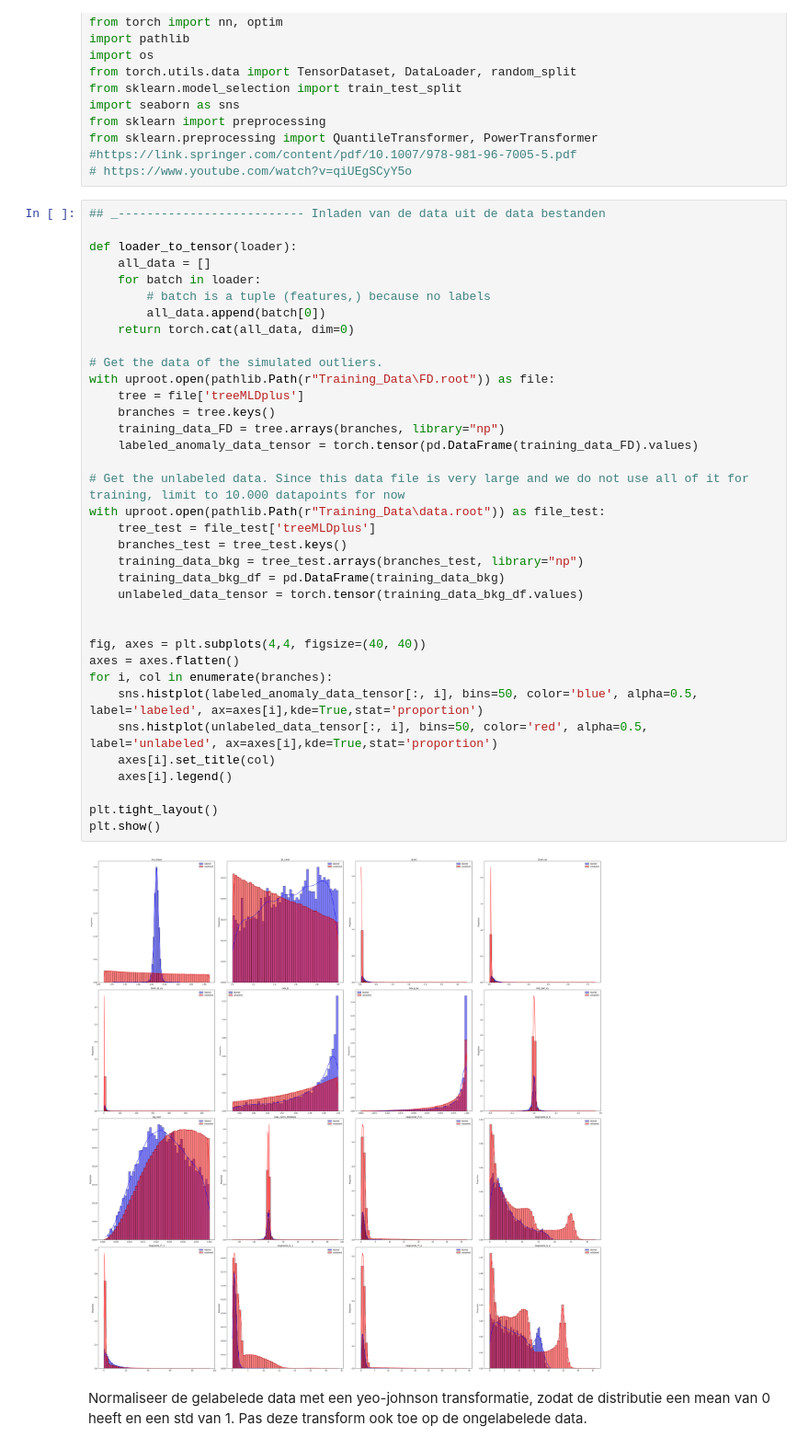
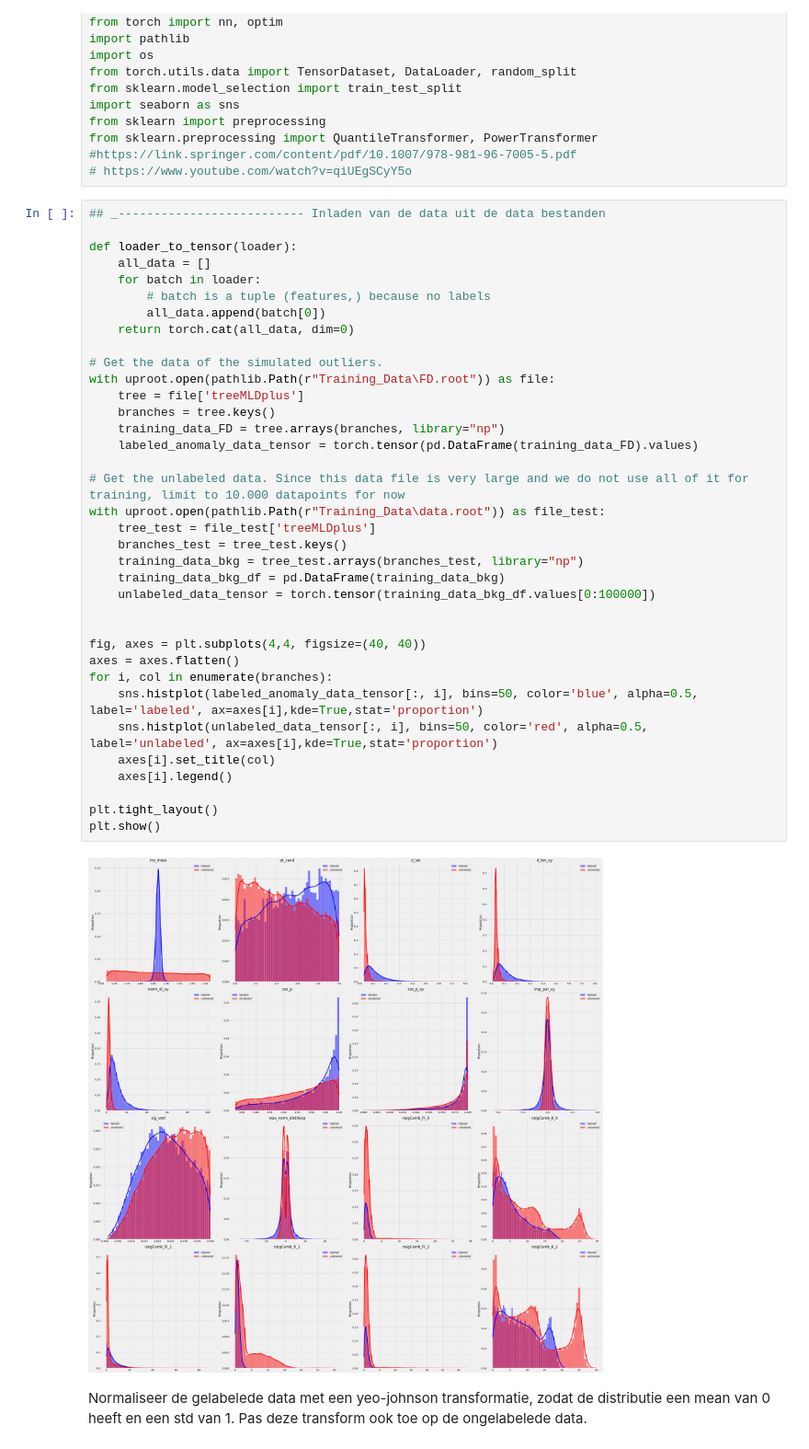
Before and after one commit to SanderGeurts/ML_2025_2026_Jesper_Anna_Sander, a Jupyter notebook: Autoencoders_hyperparam_opt.ipynb, the cells around one changed output. Shown at 92% size. Cells and saved outputs as stored; diff of their text form.

```diff
--- a/Autoencoders_hyperparam_opt.ipynb
+++ b/Autoencoders_hyperparam_opt.ipynb
@@ -25,35 +25,35 @@ def loader_to_tensor(loader):
         # batch is a tuple (features,) because no labels
         all_data.append(batch[0])
     return torch.cat(all_data, dim=0)
 
 # Get the data of the simulated outliers.
 with uproot.open(pathlib.Path(r"Training_Data\FD.root")) as file:
     tree = file['treeMLDplus']
     branches = tree.keys()
     training_data_FD = tree.arrays(branches, library="np")
     labeled_anomaly_data_tensor = torch.tensor(pd.DataFrame(training_data_FD).values)
 
 # Get the unlabeled data. Since this data file is very large and we do not use all of it for training, limit to 10.000 datapoints for now
 with uproot.open(pathlib.Path(r"Training_Data\data.root")) as file_test:
     tree_test = file_test['treeMLDplus']
     branches_test = tree_test.keys()
     training_data_bkg = tree_test.arrays(branches_test, library="np")
     training_data_bkg_df = pd.DataFrame(training_data_bkg)
-    unlabeled_data_tensor = torch.tensor(training_data_bkg_df.values)
+    unlabeled_data_tensor = torch.tensor(training_data_bkg_df.values[0:100000])
 
 
 fig, axes = plt.subplots(4,4, figsize=(40, 40))
 axes = axes.flatten()
 for i, col in enumerate(branches):
     sns.histplot(labeled_anomaly_data_tensor[:, i], bins=50, color='blue', alpha=0.5, label='labeled', ax=axes[i],kde=True,stat='proportion')
     sns.histplot(unlabeled_data_tensor[:, i], bins=50, color='red', alpha=0.5, label='unlabeled', ax=axes[i],kde=True,stat='proportion')
     axes[i].set_title(col)
     axes[i].legend()
 
 plt.tight_layout()
 plt.show()
 # %% [output]
-[figure, old version]
+[figure, new version]
 # %% [markdown]
 Normaliseer de gelabelede data met een yeo-johnson transformatie, zodat de distributie een mean van 0 heeft en een std van 1. Pas deze transform ook toe op de ongelabelede data.
 # %%
```
Also changed, not shown: parts of 10 cells of this notebook, 2 other files.
